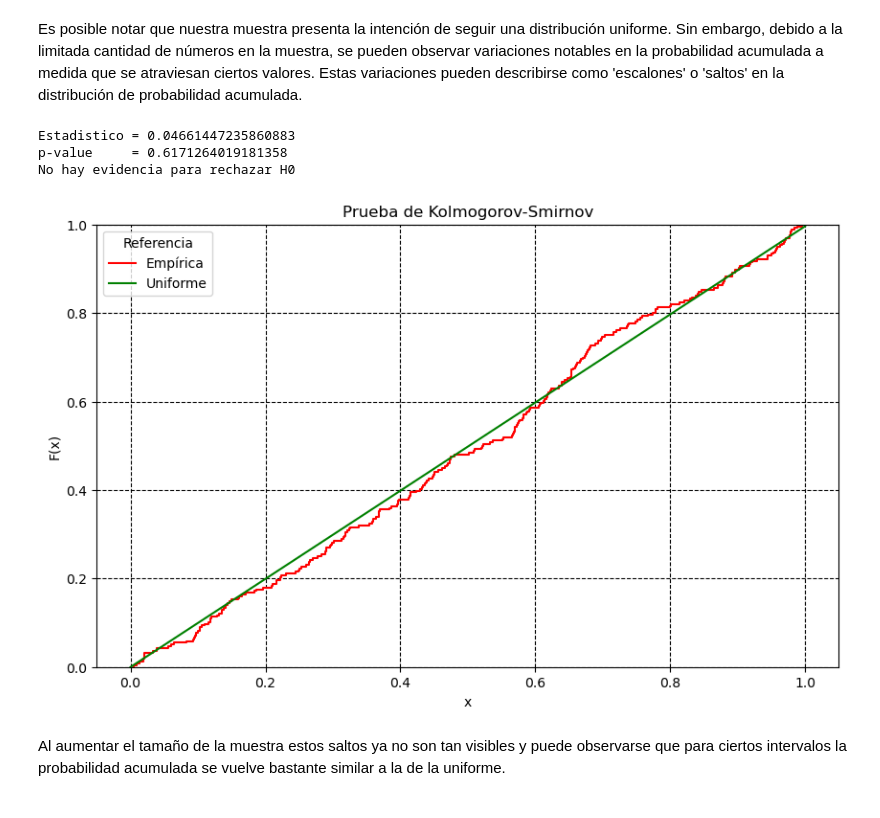
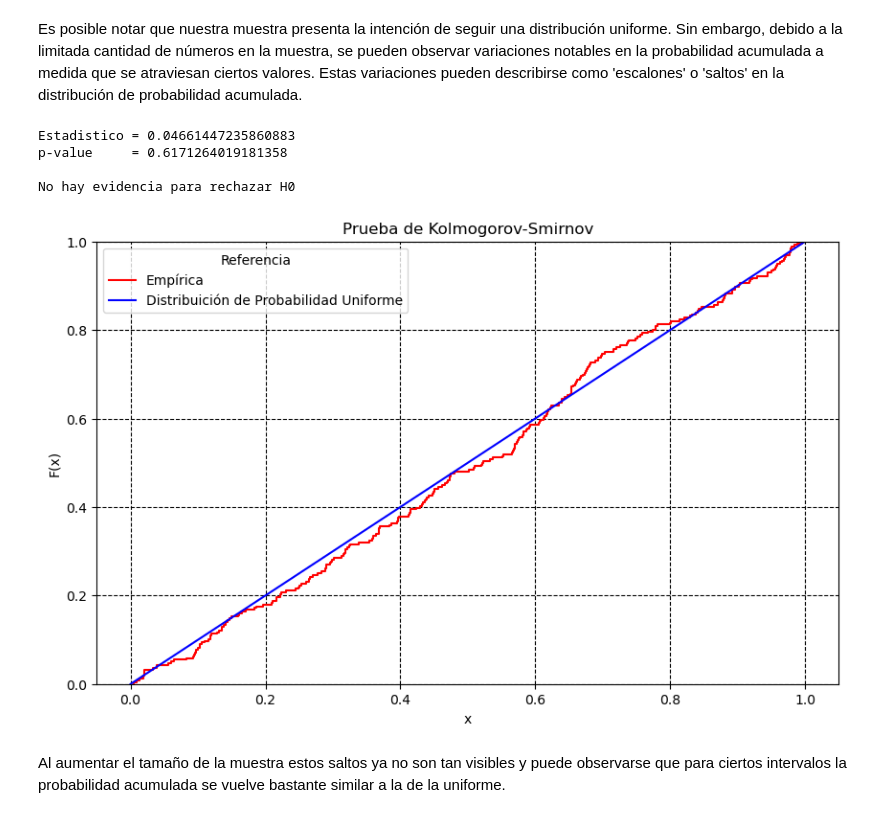
Before and after one commit to ian-g123/simulacion-grupo-04, a Jupyter notebook: TP1_Simulacion_Grupo4.ipynb, the cells around one changed output. Drawn from its saved outputs; the diff is of its cells as text; code cells hidden in the pictures.

```diff
--- a/TP1_Simulacion_Grupo4.ipynb
+++ b/TP1_Simulacion_Grupo4.ipynb
@@ -341,12 +352,17 @@ No hay evidencia para rechazar H0
 # %% [markdown]
 Es posible notar que nuestra muestra presenta la intención de seguir una distribución uniforme. Sin embargo, debido a la limitada cantidad de números en la muestra, se pueden observar variaciones notables en la probabilidad acumulada a medida que se atraviesan ciertos valores. Estas variaciones pueden describirse como 'escalones' o 'saltos' en la distribución de probabilidad acumulada.
-# %%
-kolmogorov_test(MUESTRA_256)
-graficar_kolmogorov_test(MUESTRA_256)
-# %% [output]
-Estadistico = 0.04661447235860883
-p-value     = 0.6171264019181358
-No hay evidencia para rechazar H0
-[figure, removed]
+# %%
+kolmogorov_test(MUESTRA_256, stats.uniform.cdf)
+graficar_kolmogorov_test(
+    MUESTRA_256,
+    np.linspace(0, 1, len(MUESTRA_256)),
+    "Distribuición de Probabilidad Uniforme",
+)
+# %% [output]
+Estadistico = 0.04661447235860883
+p-value     = 0.6171264019181358
+
+No hay evidencia para rechazar H0
+[figure, added]
 # %% [markdown]
 Al aumentar el tamaño de la muestra estos saltos ya no son tan visibles y puede observarse que para ciertos intervalos la probabilidad acumulada se vuelve bastante similar a la de la uniforme.
```
Also changed, not shown: parts of 60 cells of this notebook, 1 other file.
